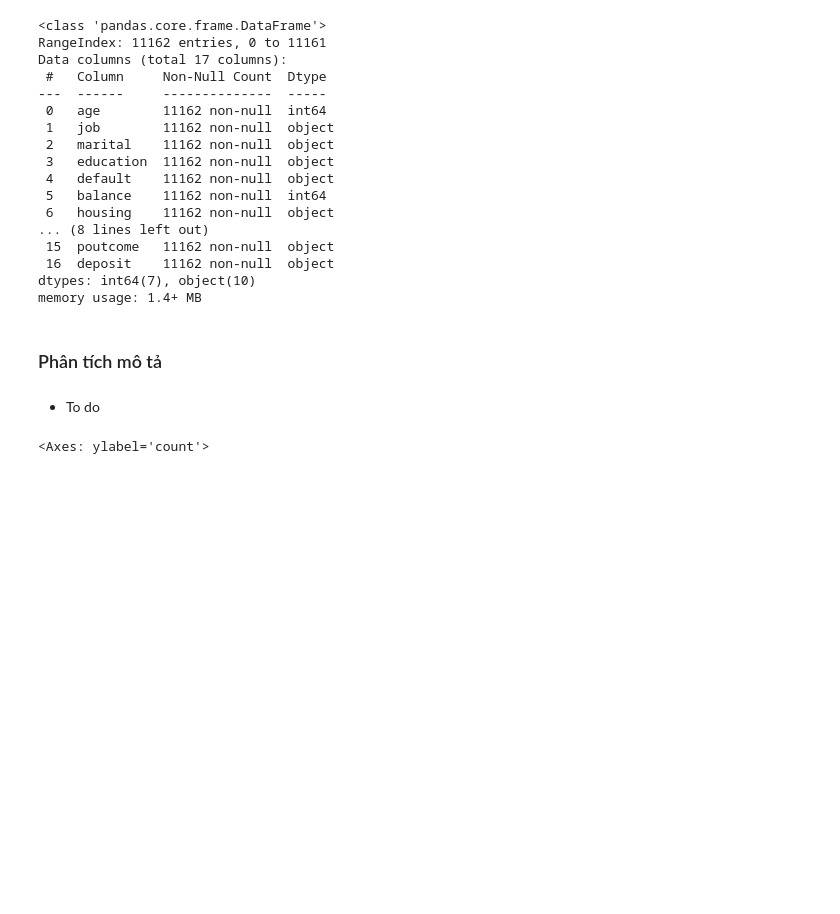
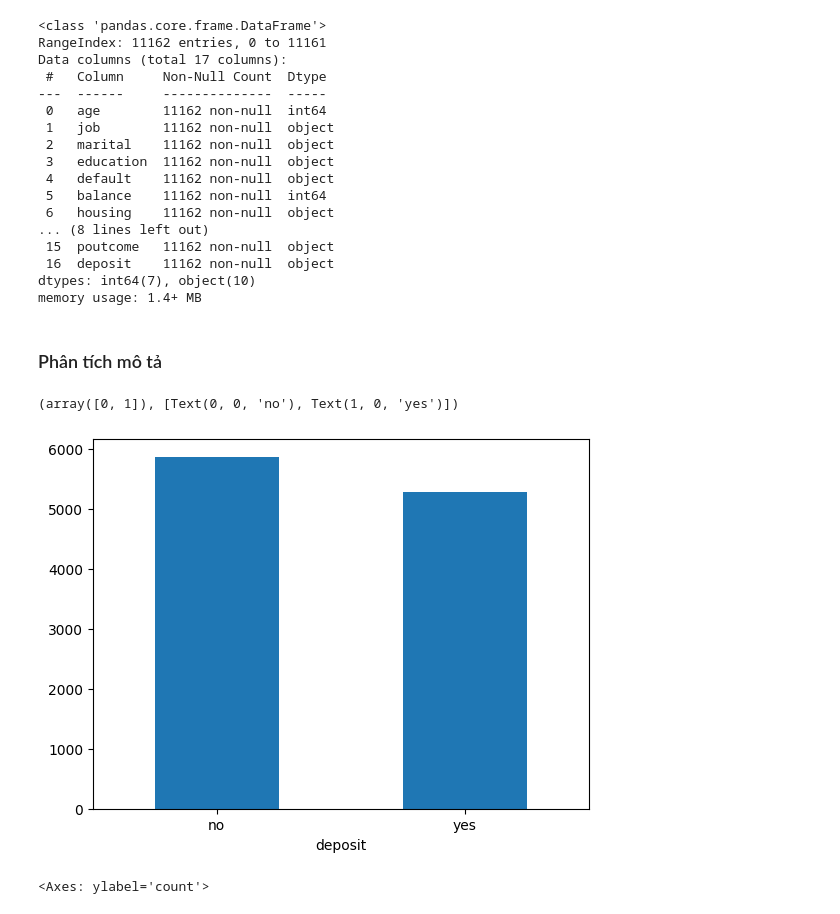
Before and after one commit to Tynab/Machine-Learning-Overview, a Jupyter notebook: logistic_regression.ipynb, the cells around one changed output. Cells and saved outputs as stored; diff of their text form; code cells hidden in the pictures; blank space fills up the shorter version.

```diff
--- a/logistic_regression.ipynb
+++ b/logistic_regression.ipynb
@@ -60,8 +67,12 @@ dtypes: int64(7), object(10)
 memory usage: 1.4+ MB
 # %% [markdown]
 ### Phân tích mô tả
-# %% [markdown]
-* To do
+# %%
+df['deposit'].value_counts().plot(kind='bar')
+plt.xticks(rotation=0)
+# %% [output]
+(array([0, 1]), [Text(0, 0, 'no'), Text(1, 0, 'yes')])
+[figure, added]
 # %%
 df['deposit'].value_counts().plot.pie(explode=[0, 0.1], autopct='%1.2f%%', shadow=True)
 # %% [output]
```
Also changed, not shown: parts of 13 cells of this notebook.
